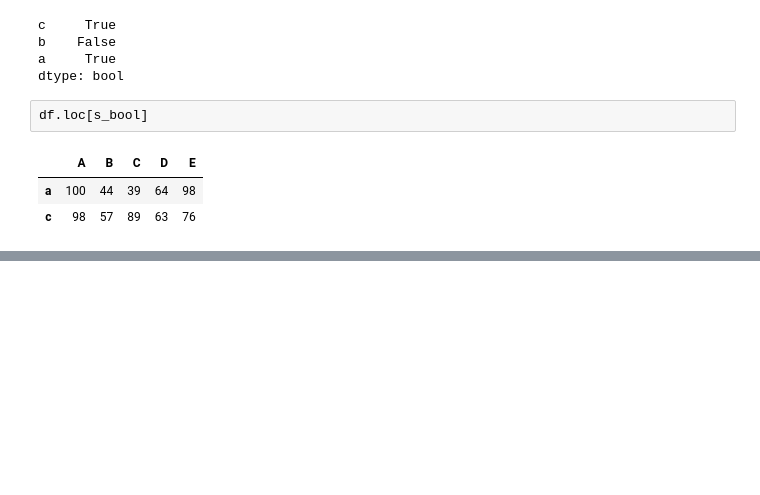
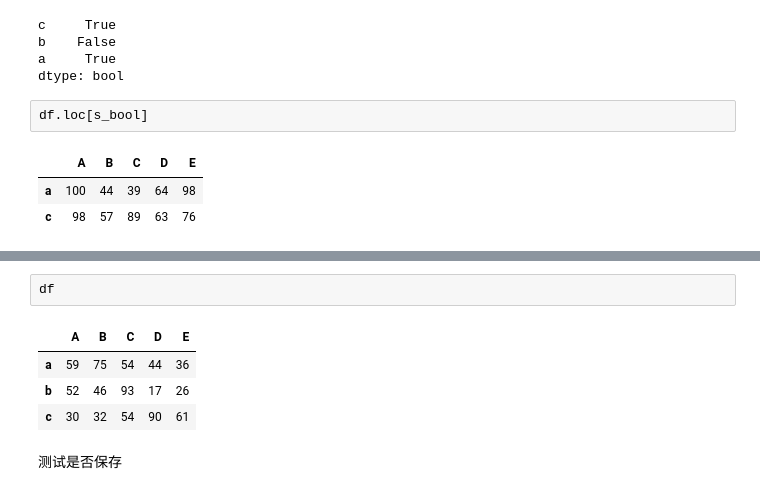
Before and after one commit to IrvingWood/pink, a Jupyter notebook: pandas_object.ipynb, the cells around one changed output, grey strips where cells are left out. Drawn from its saved outputs; the diff is of its cells as text; blank space fills up the shorter version.

```diff
--- a/pandas_object.ipynb
+++ b/pandas_object.ipynb
@@ -1045,0 +1112,9 @@ df.loc[s_bool]
+# %%
+df
+# %% [output]
+|  | A | B | C | D | E |
+| a | 59 | 75 | 54 | 44 | 36 |
+| b | 52 | 46 | 93 | 17 | 26 |
+| c | 30 | 32 | 54 | 90 | 61 |
+# %% [markdown]
+测试是否保存
```
Also changed, not shown: parts of 11 cells of this notebook.
